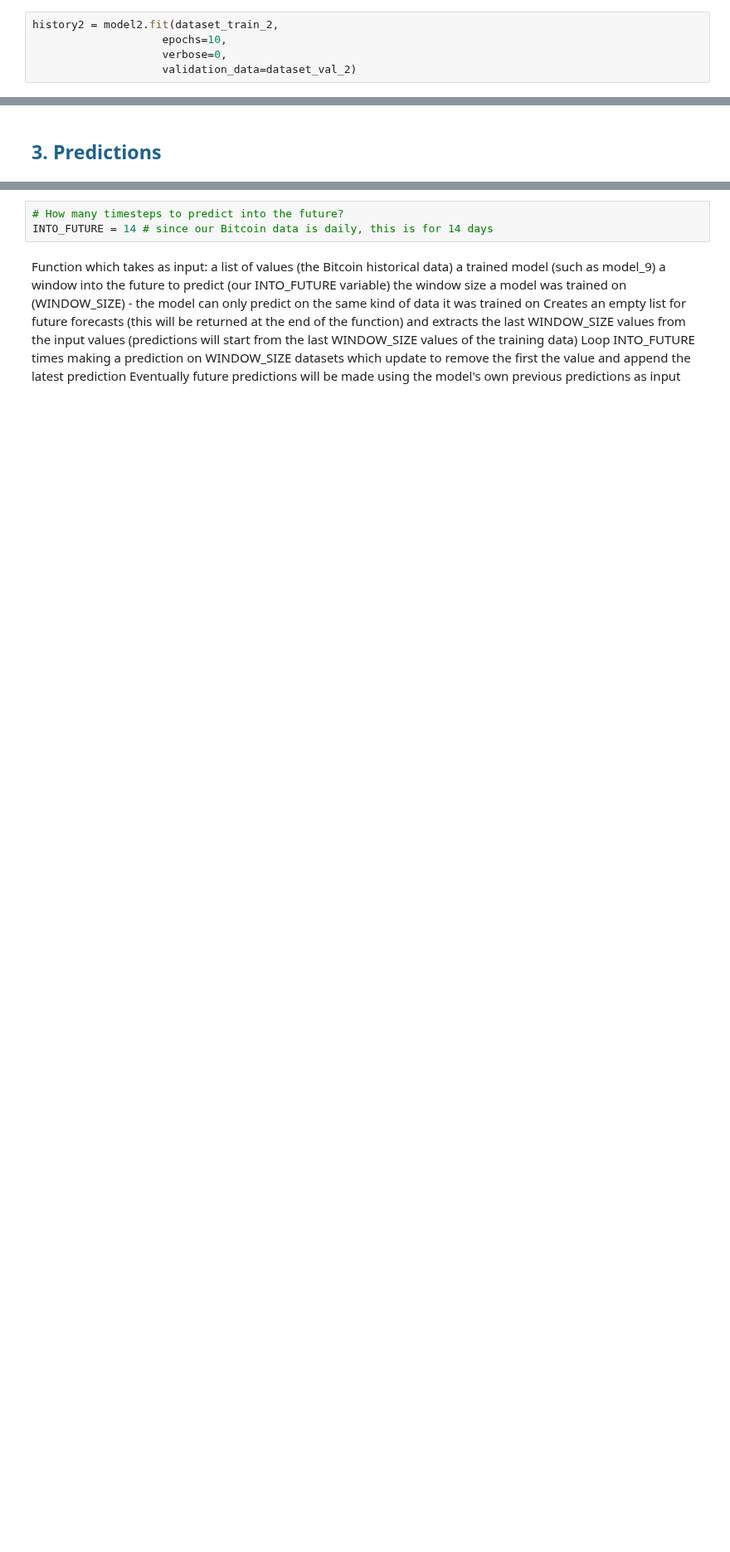
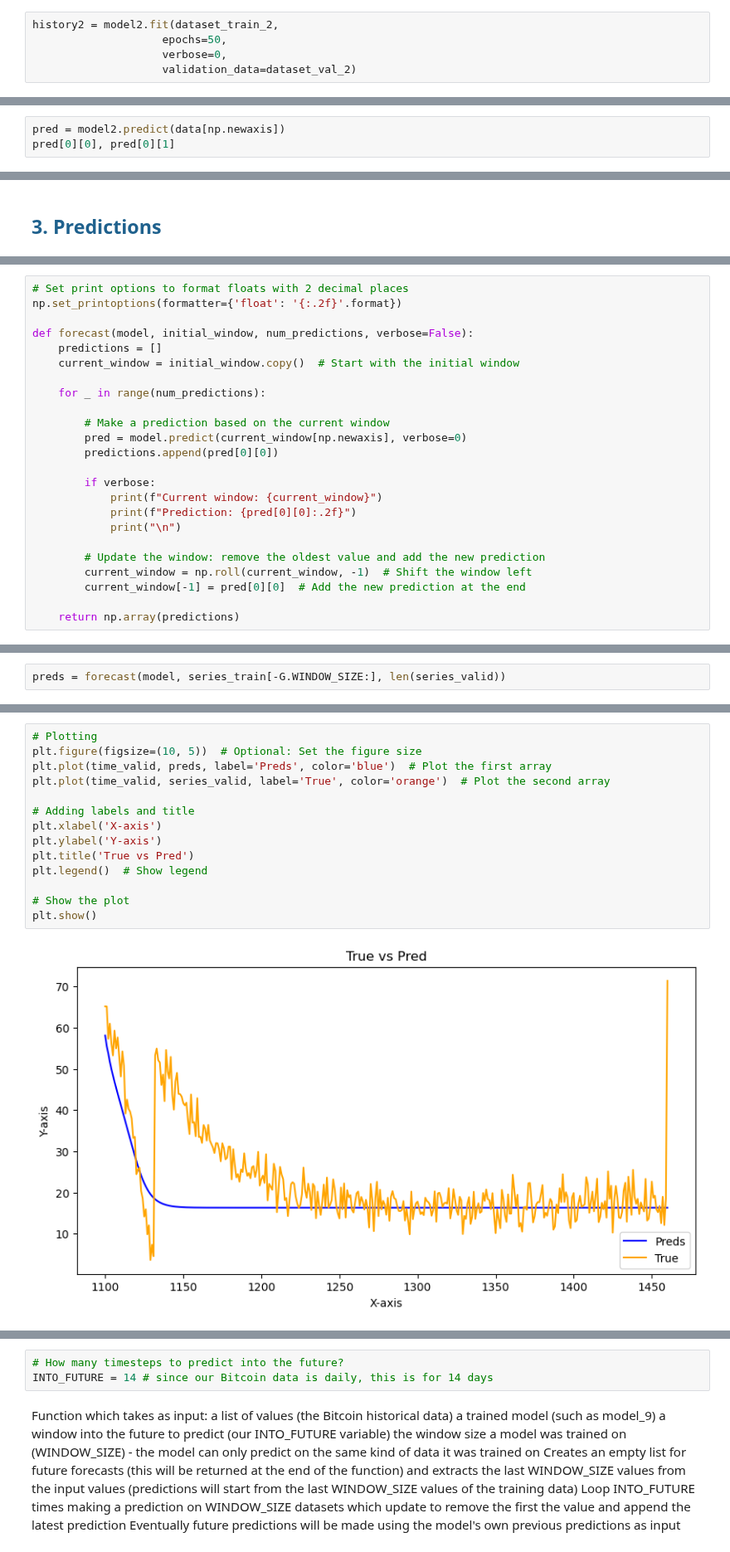
Before and after one commit to MNGARCIA085/Time-Series-with-Deep-Leaning, a Jupyter notebook: Base/Predictions.ipynb, the cells around one changed output, grey strips where cells are left out. Shown at 83% size. Cells and saved outputs as stored; diff of their text form; blank space fills up the shorter version.

Commit message:
more about predictions

```diff
--- a/Base/Predictions.ipynb
+++ b/Base/Predictions.ipynb
@@ -208,7 +190,7 @@ array([[66.34269]], dtype=float32)
 model2 = create_model(2)
 # %%
 history2 = model2.fit(dataset_train_2,
-                    epochs=10,
+                    epochs=50,
                     verbose=0,
                     validation_data=dataset_val_2)
 # %%
@@ -221,0 +202,3 @@ array([[59.120125, 55.755226]], dtype=float32)
+# %%
+pred = model2.predict(data[np.newaxis])
+pred[0][0], pred[0][1]
@@ -226,0 +226,24 @@ La idea es tomar la ventana inicial, que corresponderá a los últimos valores (
+# %%
+# Set print options to format floats with 2 decimal places
+np.set_printoptions(formatter={'float': '{:.2f}'.format})
+
+def forecast(model, initial_window, num_predictions, verbose=False):
+    predictions = []
+    current_window = initial_window.copy()  # Start with the initial window
+
+    for _ in range(num_predictions):
+
+        # Make a prediction based on the current window
+        pred = model.predict(current_window[np.newaxis], verbose=0)
+        predictions.append(pred[0][0])
+
+        if verbose:
+            print(f"Current window: {current_window}")
+            print(f"Prediction: {pred[0][0]:.2f}")
+            print("\n")
+
+        # Update the window: remove the oldest value and add the new prediction
+        current_window = np.roll(current_window, -1)  # Shift the window left
+        current_window[-1] = pred[0][0]  # Add the new prediction at the end
+
+    return np.array(predictions)
@@ -226,0 +280,2 @@ La idea es tomar la ventana inicial, que corresponderá a los últimos valores (
+# %%
+preds = forecast(model, series_train[-G.WINDOW_SIZE:], len(series_valid))
@@ -226,0 +288,16 @@ La idea es tomar la ventana inicial, que corresponderá a los últimos valores (
+# %%
+# Plotting
+plt.figure(figsize=(10, 5))  # Optional: Set the figure size
+plt.plot(time_valid, preds, label='Preds', color='blue')  # Plot the first array
+plt.plot(time_valid, series_valid, label='True', color='orange')  # Plot the second array
+
+# Adding labels and title
+plt.xlabel('X-axis')
+plt.ylabel('Y-axis')
+plt.title('True vs Pred')
+plt.legend()  # Show legend
+
+# Show the plot
+plt.show()
+# %% [output]
+[figure, added]
```
Also changed, not shown: parts of 26 cells of this notebook.
